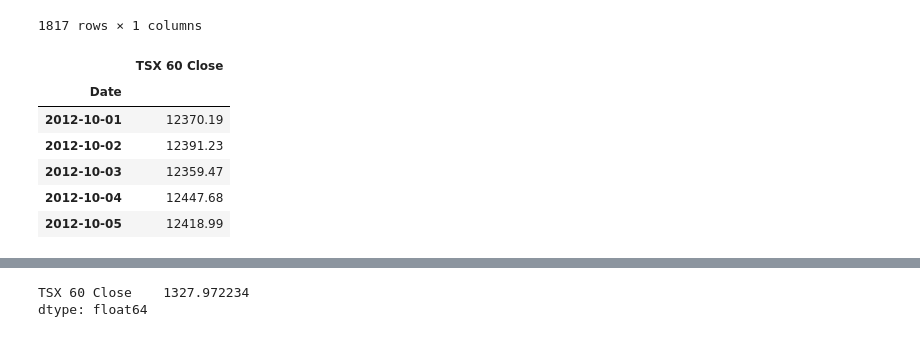
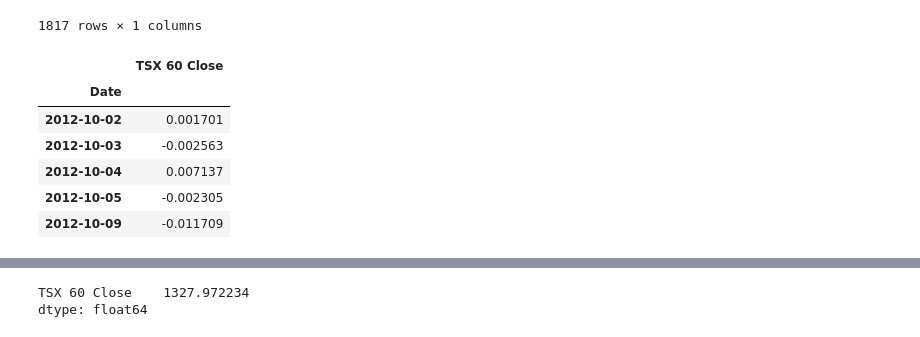
Before and after one commit to ssjaweid/Module4HW, a Jupyter notebook: whale_port.ipynb, the cells around one changed output, grey strips where cells are left out. Drawn from its saved outputs; the diff is of its cells as text; code cells hidden in the pictures.

```diff
--- a/whale_port.ipynb
+++ b/whale_port.ipynb
@@ -159,17 +159,17 @@ daily_returns
 # %%
 # whale_port
 
-sp_df.columns = ["TSX 60 Close"]
+daily_returns.columns = ["TSX 60 Close"]
 
-sp_df.head()
+daily_returns.head()
 # %% [output]
 |  | TSX 60 Close |
 | Date |  |
-| 2012-10-01 | 12370.19 |
-| 2012-10-02 | 12391.23 |
-| 2012-10-03 | 12359.47 |
-| 2012-10-04 | 12447.68 |
-| 2012-10-05 | 12418.99 |
+| 2012-10-02 | 0.001701 |
+| 2012-10-03 | -0.002563 |
+| 2012-10-04 | 0.007137 |
+| 2012-10-05 | -0.002305 |
+| 2012-10-09 | -0.011709 |
 # %%
 # whale_port.dropna(axis=0)
 # %%
```
Also changed, not shown: parts of 18 cells of this notebook, 3 other files.
